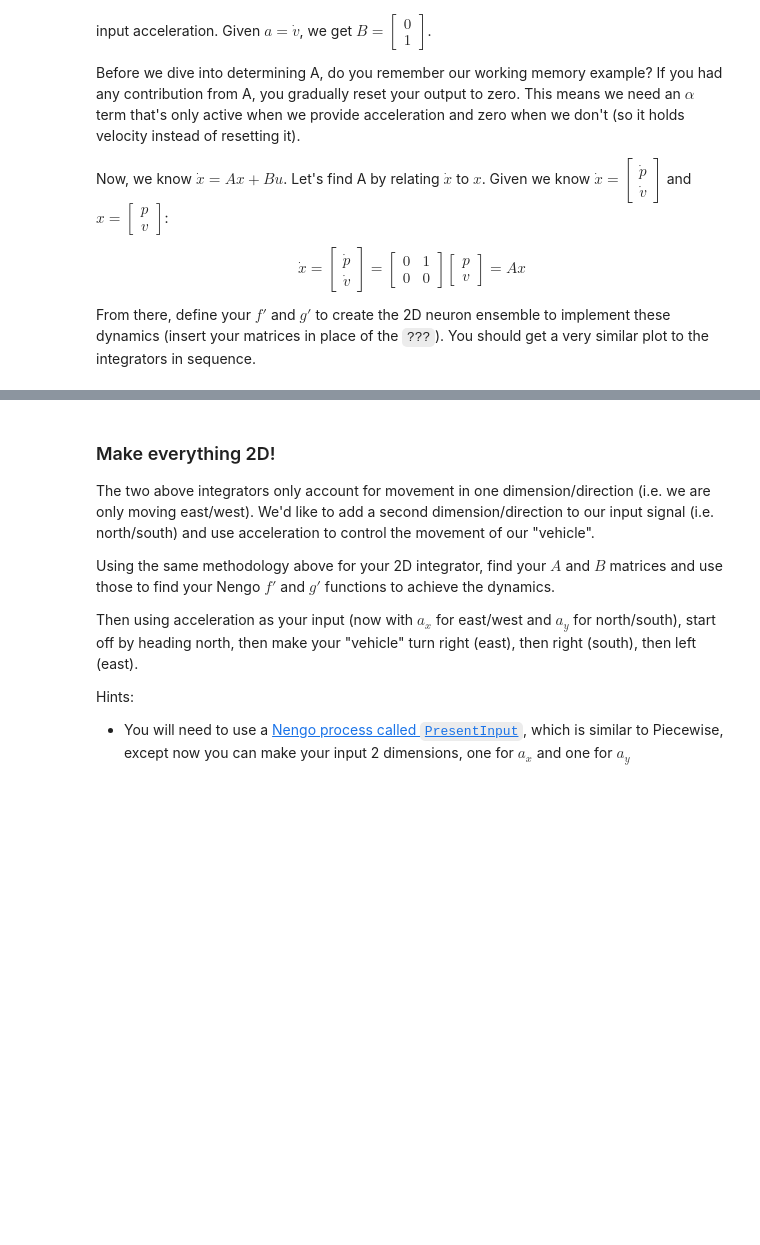
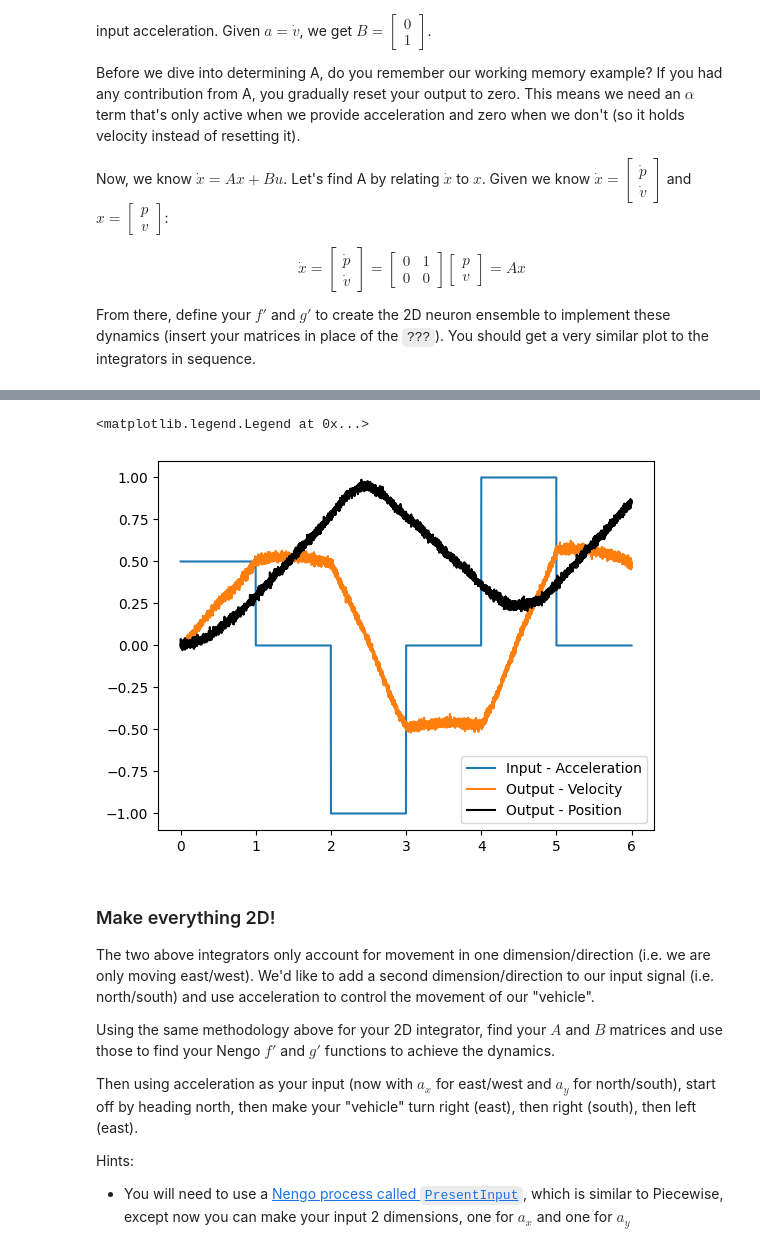
Before and after one commit to gtmoon32/ICE4, a Jupyter notebook: ICE4_NavDynamics.ipynb, the cells around one changed output, grey strips where cells are left out. Saved outputs shown, nothing was run; the diff lists cells and outputs as text; code cells hidden in the pictures; blank space fills up the shorter version.

```diff
--- a/ICE4_NavDynamics.ipynb
+++ b/ICE4_NavDynamics.ipynb
@@ -58,15 +58,15 @@ with model:
     B = nengo.Ensemble(100, dimensions=1)
 
     # create piecewise input
-    input = nengo.Node(Piecewise({0: 0.5, 1: 0, 2: -1, 3: 0, 4: 1, 5: 0}))
+    input = nengo.Node(Piecewise({0: .5, 1: 0, 2: -1, 3: 0, 4: 1, 5: 0}))
 
     # Using a long time constant for stability (less noise)
     tau = 0.1
 
     # if you wanted to define functions, they might look like this
-    # def forward(u):
+    #def forward(u):
     #    return tau*u
-    # def recurrent(x):
+    #def recurrent(x):
     #    return x
 
     # Connect the input to the network (Ensemble A)
@@ -75,6 +75,7 @@ with model:
     # Connect the population to itself
     nengo.Connection(A, A, transform=[[1]], synapse=tau)
 
+
     # Connect the output of Ensemble A to Ensemble B
     # The same time constant as recurrent to make it more 'ideal'
     nengo.Connection(A, B, transform=[[tau]], synapse=tau)
@@ -144,10 +151,10 @@ with model:
     # Using a long time constant for stability (less noise)
     tau = 0.1
 
-    feedback_matrix = ???
+    feedback_matrix = [[1,tau],[0,1]]
     nengo.Connection(C, C, transform=feedback_matrix, synapse=tau)
 
-    feedfwd_matrix = ???
+    feedfwd_matrix = [[0],[tau]]
     nengo.Connection(input_accel, C, transform=feedfwd_matrix, synapse=tau)
 
     # Probe and run
@@ -167,3 +174,4 @@ plt.plot(sim.trange(), sim.data[input_probe], label="Input - Acceleration")
 plt.plot(sim.trange(), sim.data[velocity_probe], label="Output - Velocity")
 plt.plot(sim.trange(), sim.data[position_probe], "k", label="Output - Position")
 plt.legend()
+# %% [output]
@@ -170,3 +180,5 @@ plt.legend()
+<matplotlib.legend.Legend at 0x...>
+[figure, added]
 # %% [markdown]
 ### Make everything 2D!
 
```
Also changed, not shown: parts of 5 cells of this notebook.
